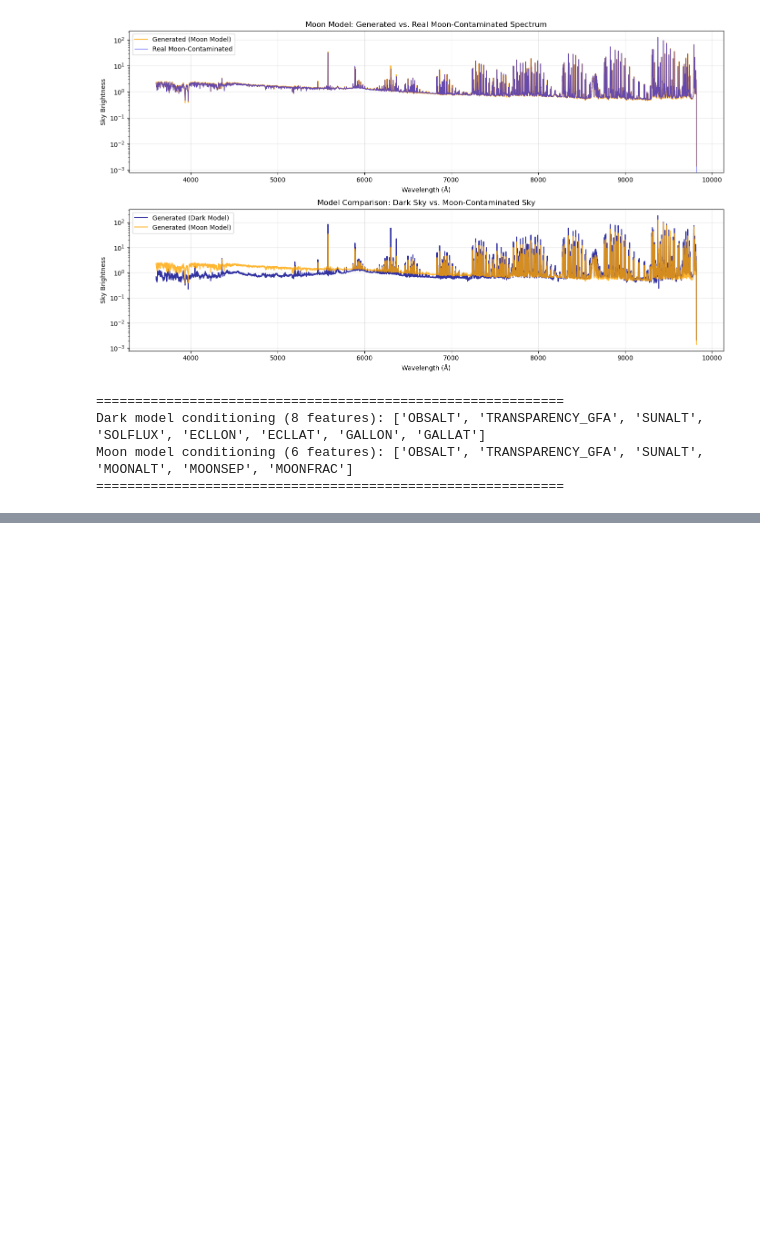
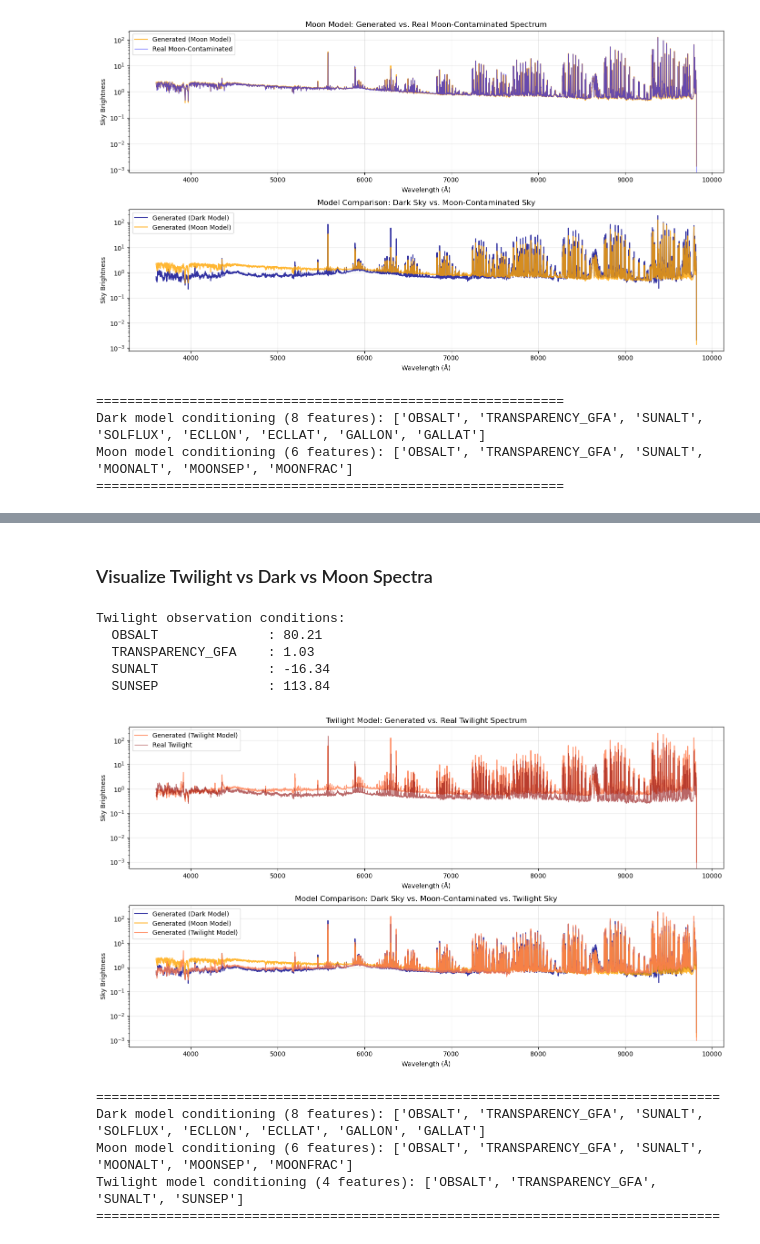
Before and after one commit to MatthewDowicz/desisky, a Jupyter notebook: examples/05_ldm_inference.ipynb, the cells around one changed output, grey strips where cells are left out. Drawn from its saved outputs; the diff is of its cells as text; code cells hidden in the pictures; blank space fills up the shorter version.

```diff
--- a/examples/05_ldm_inference.ipynb
+++ b/examples/05_ldm_inference.ipynb
@@ -451,0 +472,9 @@ Moon model conditioning (6 features): ['OBSALT', 'TRANSPARENCY_GFA', 'SUNALT', '
+# %%
+# Twilight model conditioning: OBSALT, TRANSPARENCY_GFA, SUNALT, SUNSEP
+TWILIGHT_CONDITIONING_COLS = [
+    "OBSALT", "TRANSPARENCY_GFA", "SUNALT", "SUNSEP"
+]
+
+twilight_conditioning = metadata_twilight[TWILIGHT_CONDITIONING_COLS].to_numpy(dtype=np.float32)
+print(f"Twilight conditioning shape: {twilight_conditioning.shape}")
+print(f"\nConditioning columns: {TWILIGHT_CONDITIONING_COLS}")
@@ -451,0 +489,10 @@ Moon model conditioning (6 features): ['OBSALT', 'TRANSPARENCY_GFA', 'SUNALT', '
+# %%
+# Load the twilight LDM model
+ldm_twilight, ldm_twilight_meta = load_builtin("ldm_twilight")
+
+print("Twilight LDM Architecture:")
+print(f"  Model architecture: {ldm_twilight_meta['arch']}")
+print(f"  Meta_dim: {ldm_twilight_meta['arch']['meta_dim']}")
+print(f"  Model schema version: {ldm_twilight_meta['schema']}")
+
+# Note: The VAE is the same for all models (same spectral space)
@@ -452 +540,53 @@ Moon model conditioning (6 features): ['OBSALT', 'TRANSPARENCY_GFA', 'SUNALT', '
+# %% [markdown]
+### Visualize Twilight vs Dark vs Moon Spectra
+# %%
+# Compare generated twilight spectrum with real twilight observation
+fig, (ax1, ax2) = plt.subplots(2, 1, figsize=(14, 8))
+
+# Plot 1: Generated vs Real Twilight Spectrum
+ax1.plot(wavelength_twilight, twilight_spec.squeeze(), alpha=0.8, label='Generated (Twilight Model)', linewidth=1.5, color='coral')
+ax1.plot(wavelength_twilight, flux_twilight[test_twilight_idx], alpha=0.6, label='Real Twilight', linewidth=1, color='darkred')
+ax1.set_xlabel('Wavelength (Å)')
+ax1.set_ylabel('Sky Brightness')
+ax1.set_yscale('log')
+ax1.set_title('Twilight Model: Generated vs. Real Twilight Spectrum')
+ax1.legend()
+ax1.grid(alpha=0.3)
+
+# Print twilight conditions
+print("Twilight observation conditions:")
+for col, val in zip(TWILIGHT_CONDITIONING_COLS, test_twilight_cond.squeeze()):
+    print(f"  {col:20s}: {val:.2f}")
+
+# Plot 2: Compare Dark vs Moon vs Twilight Spectra (all generated)
+ax2.plot(wavelength, dark_spec_comparison.squeeze(), alpha=0.8, label='Generated (Dark Model)', linewidth=1.5, color='darkblue')
+ax2.plot(wavelength_moon, moon_spec.squeeze(), alpha=0.8, label='Generated (Moon Model)', linewidth=1.5, color='orange')
+ax2.plot(wavelength_twilight, twilight_spec.squeeze(), alpha=0.8, label='Generated (Twilight Model)', linewidth=1.5, color='coral')
+ax2.set_xlabel('Wavelength (Å)')
+ax2.set_ylabel('Sky Brightness')
+ax2.set_yscale('log')
+ax2.set_title('Model Comparison: Dark Sky vs. Moon-Contaminated vs. Twilight Sky')
+ax2.legend()
+ax2.grid(alpha=0.3)
+
+plt.tight_layout()
+plt.show()
+
+print("\n" + "="*80)
+print("Dark model conditioning (8 features):", CONDITIONING_COLS)
+print("Moon model conditioning (6 features):", MOON_CONDITIONING_COLS)
+print("Twilight model conditioning (4 features):", TWILIGHT_CONDITIONING_COLS)
+print("="*80)
+# %% [output]
+Twilight observation conditions:
+  OBSALT              : 80.21
+  TRANSPARENCY_GFA    : 1.03
+  SUNALT              : -16.34
+  SUNSEP              : 113.84
+[figure, added]
+================================================================================
+Dark model conditioning (8 features): ['OBSALT', 'TRANSPARENCY_GFA', 'SUNALT', 'SOLFLUX', 'ECLLON', 'ECLLAT', 'GALLON', 'GALLAT']
+Moon model conditioning (6 features): ['OBSALT', 'TRANSPARENCY_GFA', 'SUNALT', 'MOONALT', 'MOONSEP', 'MOONFRAC']
+Twilight model conditioning (4 features): ['OBSALT', 'TRANSPARENCY_GFA', 'SUNALT', 'SUNSEP']
+================================================================================
 # %% [markdown]
```
Also changed, not shown: parts of 13 cells of this notebook.
